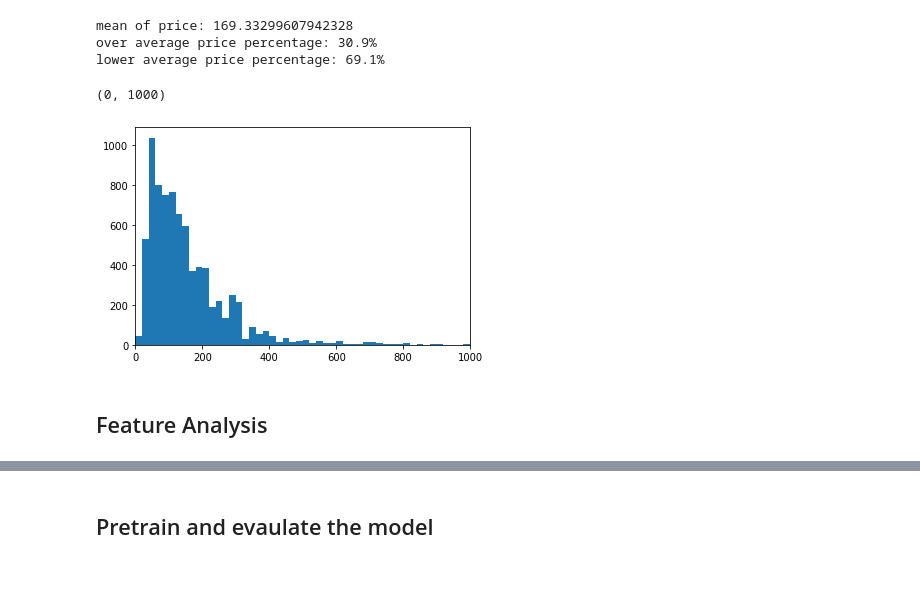
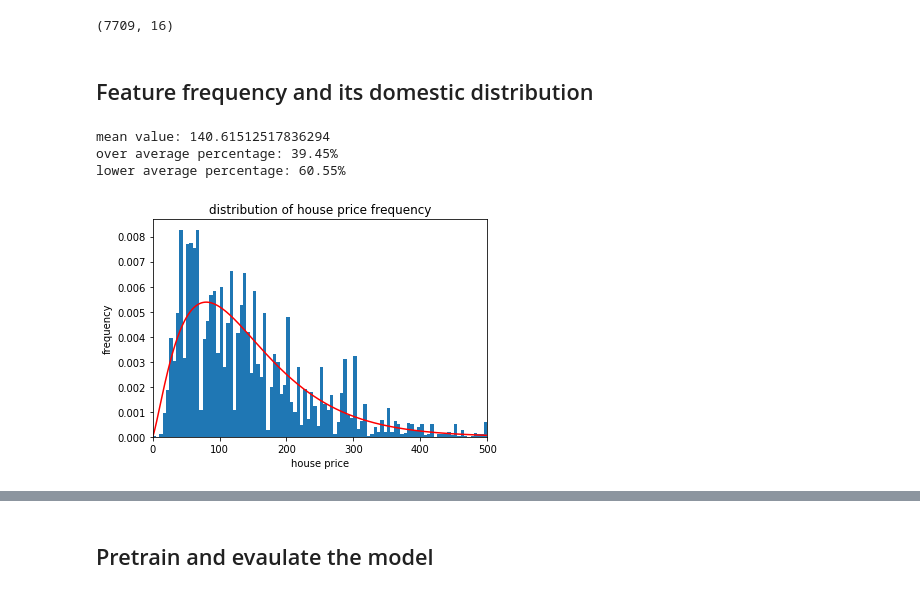
Before and after one commit to ReBachtr/Airbnb_data_analysis, a Jupyter notebook: code/singapore_lyf.ipynb, the cells around one changed output, grey strips where cells are left out. Saved outputs shown, nothing was run; the diff lists cells and outputs as text; code cells hidden in the pictures.

```diff
--- a/code/singapore_lyf.ipynb
+++ b/code/singapore_lyf.ipynb
@@ -29,0 +46,5 @@ sp_data.head()
+# %%
+sp_data = filter_abnormal(sp_data) # filter abnormal datapoints
+sp_data.shape
+# %% [output]
+(7709, 16)
@@ -30,21 +71,22 @@ sp_data.head()
 # %%
-price = sp_data['price'].values
-mean_price = np.mean(price)
-print(f'mean of price: {mean_price}')
-over_price = sum(sp_data['price'].values>mean_price)/len(price)
-lower_price = sum(sp_data['price'].values<=mean_price)/len(price)
-print(f'over average price percentage: {round(over_price*100,2)}%')
-print(f'lower average price percentage: {round(lower_price*100,2)}%')
-a,b,c = plt.hist(price,bins=500)
-plt.xlim(0,1000)
+def calculate_distribution(price):
+    mean_price = np.mean(price)
+    print(f'mean value: {mean_price}')
+    over_price = sum(price>mean_price)/len(price)
+    lower_price = sum(price<=mean_price)/len(price)
+    print(f'over average percentage: {round(over_price*100,2)}%')
+    print(f'lower average percentage: {round(lower_price*100,2)}%')
-# %% [output]
-mean of price: 169.33299607942328
-over average price percentage: 30.9%
-lower average price percentage: 69.1%
-(0, 1000)
-[figure, removed]
-# %% [markdown]
-## Feature Analysis
+# %% [markdown]
+## Feature frequency and its domestic distribution
+# %%
+price = sp_data['price'].values
+calculate_distribution(price)
+fitting_freq_curve(price, 'house price', 'frequency', 100)
+# %% [output]
+mean value: 140.61512517836294
+over average percentage: 39.45%
+lower average percentage: 60.55%
+[figure, added]
 # %%
 lat = sp_data['latitude'].values
 lon = sp_data['longitude'].values
```
Also changed, not shown: parts of 53 cells of this notebook.
